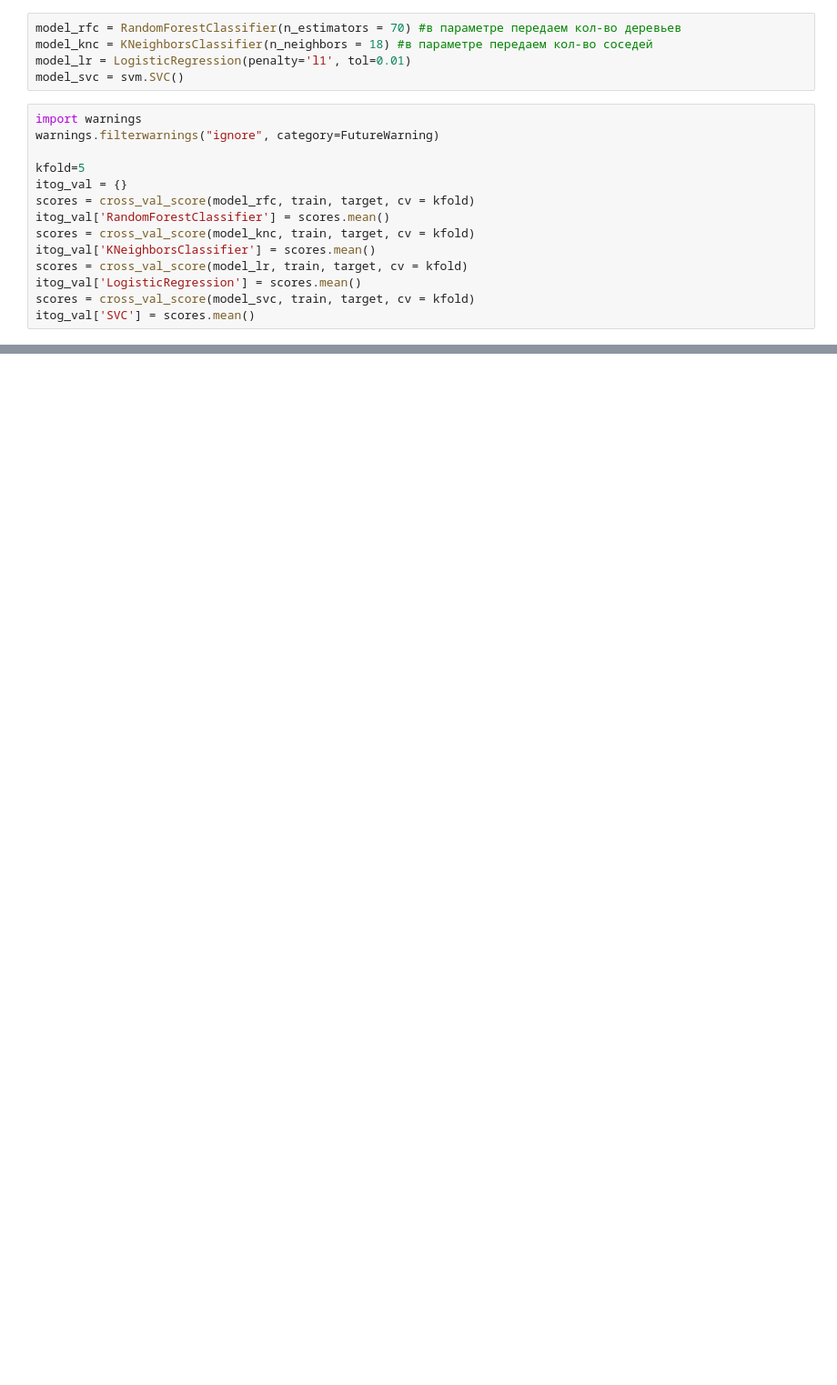
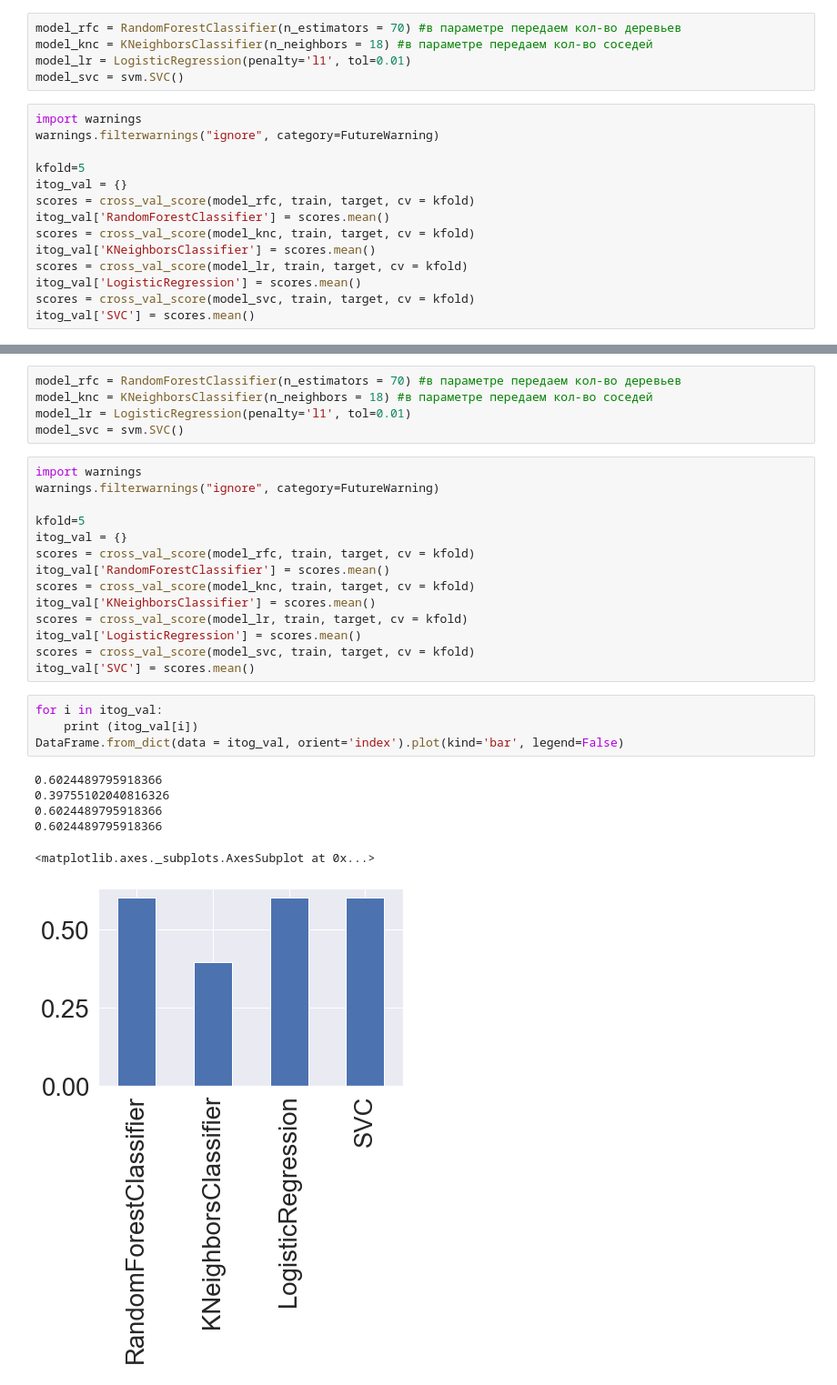
Before and after one commit to mtvlkvk/JupiterNB, a Jupyter notebook: MyAnaconda3.ipynb, the cells around one changed output, grey strips where cells are left out. Shown at 91% size. Cells and saved outputs as stored; diff of their text form; blank space fills up the shorter version.

```diff
--- a/MyAnaconda3.ipynb
+++ b/MyAnaconda3.ipynb
@@ -163,0 +131,30 @@ DataFrame.from_dict(data = itog_val, orient='index').plot(kind='bar', legend=Fal
+# %%
+model_rfc = RandomForestClassifier(n_estimators = 70) #в параметре передаем кол-во деревьев
+model_knc = KNeighborsClassifier(n_neighbors = 18) #в параметре передаем кол-во соседей
+model_lr = LogisticRegression(penalty='l1', tol=0.01)
+model_svc = svm.SVC()
+# %%
+import warnings
+warnings.filterwarnings("ignore", category=FutureWarning)
+
+kfold=5
+itog_val = {}
+scores = cross_val_score(model_rfc, train, target, cv = kfold)
+itog_val['RandomForestClassifier'] = scores.mean()
+scores = cross_val_score(model_knc, train, target, cv = kfold)
+itog_val['KNeighborsClassifier'] = scores.mean()
+scores = cross_val_score(model_lr, train, target, cv = kfold)
+itog_val['LogisticRegression'] = scores.mean()
+scores = cross_val_score(model_svc, train, target, cv = kfold)
+itog_val['SVC'] = scores.mean()
+# %%
+for i in itog_val:
+    print (itog_val[i])
+DataFrame.from_dict(data = itog_val, orient='index').plot(kind='bar', legend=False)
+# %% [output]
+0.6024489795918366
+0.39755102040816326
+0.6024489795918366
+0.6024489795918366
+<matplotlib.axes._subplots.AxesSubplot at 0x...>
+[figure, added]
```
Also changed, not shown: parts of 21 cells of this notebook.
